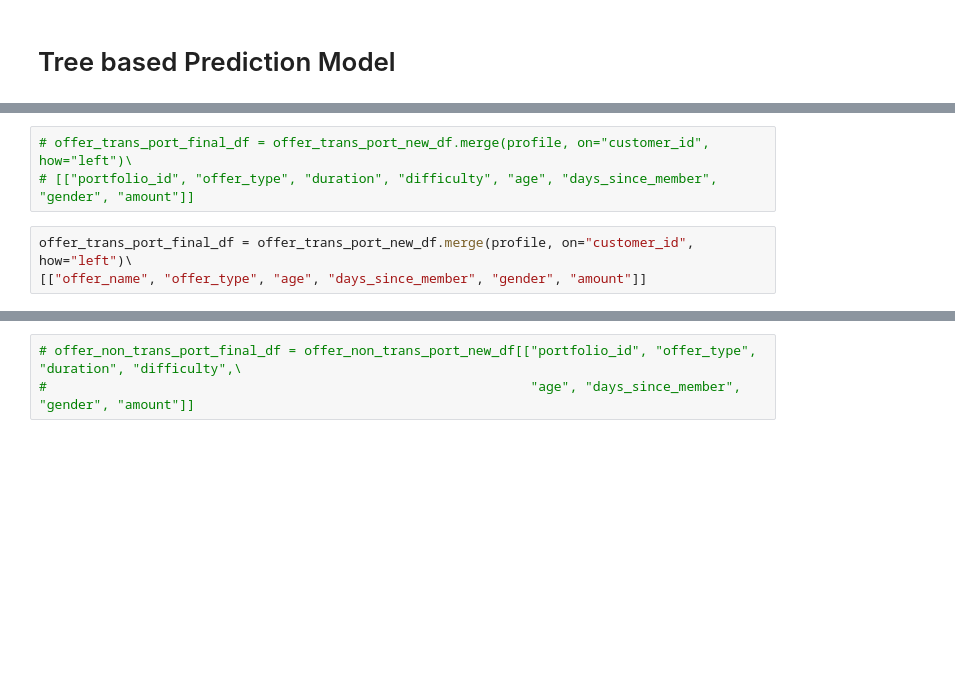
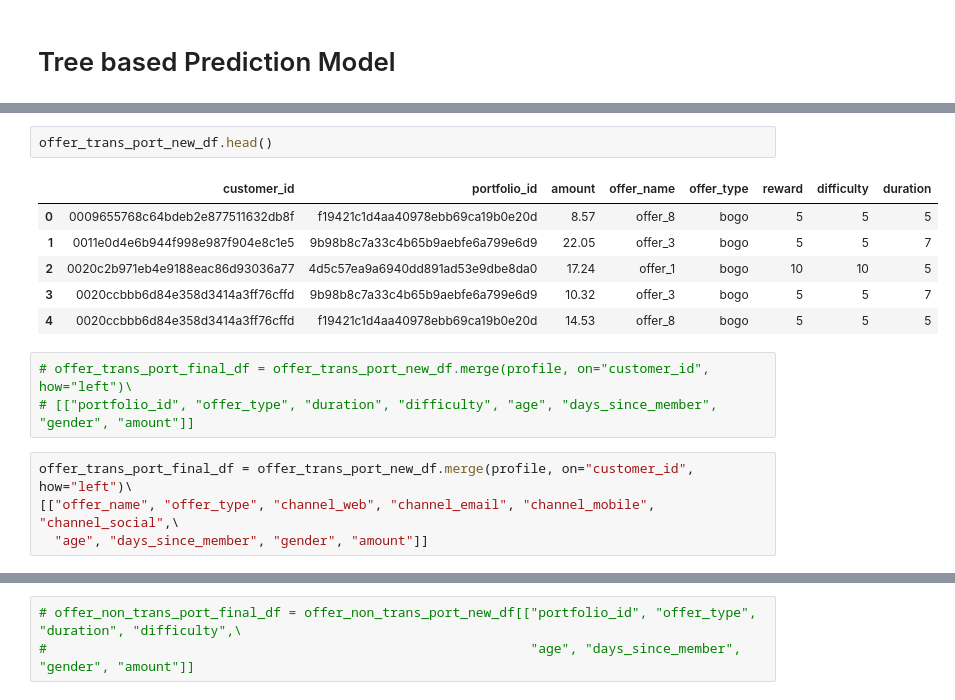
Before and after one commit to Mendy5/Udacity_Project_Capstone, a Jupyter notebook: Starbucks_Capstone_notebook.ipynb, the cells around one changed output, grey strips where cells are left out. Cells and saved outputs as stored; diff of their text form; blank space fills up the shorter version.

```diff
--- a/Starbucks_Capstone_notebook.ipynb
+++ b/Starbucks_Capstone_notebook.ipynb
@@ -2535,9 +2530,19 @@ profile.head()
+# %%
+offer_trans_port_new_df.head()
+# %% [output]
+|  | customer_id | portfolio_id | amount | offer_name | offer_type | reward | difficulty | duration |
+| 0 | 0009655768c64bdeb2e877511632db8f | f19421c1d4aa40978ebb69ca19b0e20d | 8.57 | offer_8 | bogo | 5 | 5 | 5 |
+| 1 | 0011e0d4e6b944f998e987f904e8c1e5 | 9b98b8c7a33c4b65b9aebfe6a799e6d9 | 22.05 | offer_3 | bogo | 5 | 5 | 7 |
+| 2 | 0020c2b971eb4e9188eac86d93036a77 | 4d5c57ea9a6940dd891ad53e9dbe8da0 | 17.24 | offer_1 | bogo | 10 | 10 | 5 |
+| 3 | 0020ccbbb6d84e358d3414a3ff76cffd | 9b98b8c7a33c4b65b9aebfe6a799e6d9 | 10.32 | offer_3 | bogo | 5 | 5 | 7 |
+| 4 | 0020ccbbb6d84e358d3414a3ff76cffd | f19421c1d4aa40978ebb69ca19b0e20d | 14.53 | offer_8 | bogo | 5 | 5 | 5 |
 # %%
 # offer_trans_port_final_df = offer_trans_port_new_df.merge(profile, on="customer_id", how="left")\
 # [["portfolio_id", "offer_type", "duration", "difficulty", "age", "days_since_member", "gender", "amount"]]
 # %%
 offer_trans_port_final_df = offer_trans_port_new_df.merge(profile, on="customer_id", how="left")\
-[["offer_name", "offer_type", "age", "days_since_member", "gender", "amount"]]
+[["offer_name", "offer_type", "channel_web", "channel_email", "channel_mobile", "channel_social",\
+  "age", "days_since_member", "gender", "amount"]]
 # %%
 offer_trans_port_final_df.head()
 # %% [output]
```
Also changed, not shown: parts of 47 cells of this notebook.
